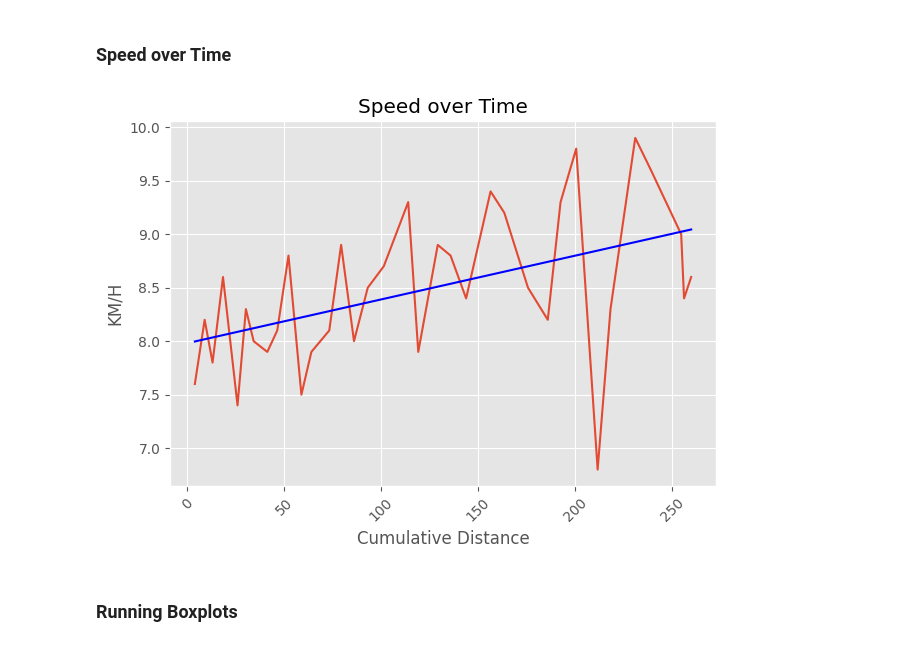
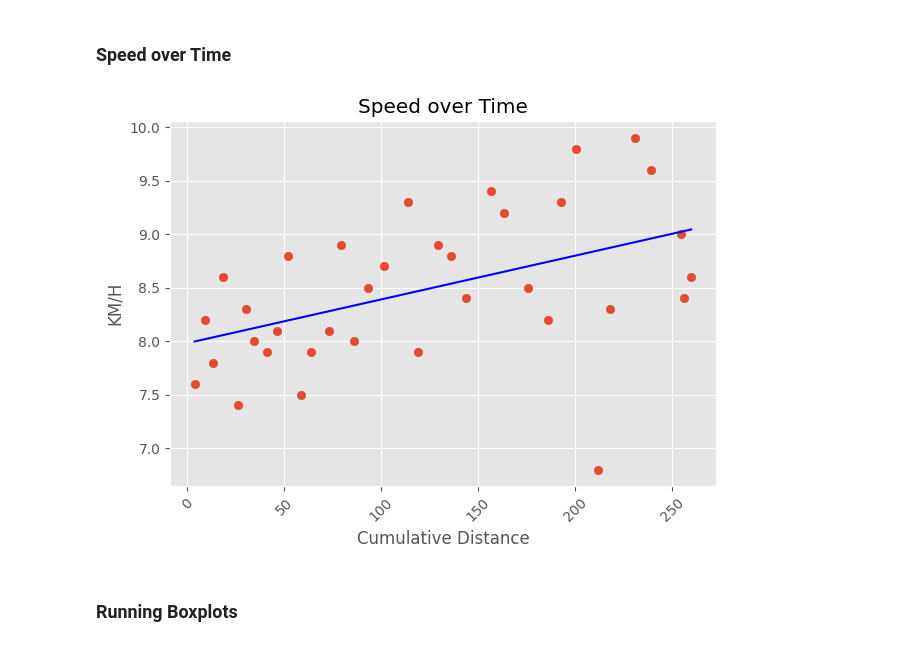
Before and after one commit to palmerac/Elevate, a Jupyter notebook: runStats.ipynb, the cells around one changed output. Saved outputs shown, nothing was run; the diff lists cells and outputs as text; code cells hidden in the pictures.

```diff
--- a/runStats.ipynb
+++ b/runStats.ipynb
@@ -61,7 +61,7 @@ def rnd(val, deci):
 # %% [markdown]
 Only counting activities post Europe, export HeartWatch Workouts from Jul 17 - Today and add the csv to the wd
 # %%
-df = pd.read_csv('HeartWatch-Workouts-20230717-to-20230924.csv')
+df = pd.read_csv('HeartWatch-Workouts-20230717-to-20230927.csv')
 # %%
 df = df.drop(['Date', 'from', 'to', 'rpe', 'Load', 'bpm-lo', 'bpm-90%+-%', '90%+-mins',
               'bpm-80-90%-%', '80-90%-mins','bpm-70-80%-%', '70-80%-mins','bpm-60-70%-%',
@@ -277,23 +277,23 @@ plt.show()
 # %%
 degree2 = 1
 coefficients2 = np.polyfit(dfRun['CumKM'], dfRun['km/h'], degree2)
 slope2 = coefficients2[0]
 intercept2 = coefficients2[1]
 # Calculate the predicted y-values using the line equation
 predicted_y2 = slope2 * dfRun['CumKM'] + intercept2
 equation1 = f'y = {slope2:.2f}x + {intercept2:.1f}'
 
-plt.plot(dfRun['CumKM'], dfRun['km/h'])
+plt.scatter(dfRun['CumKM'], dfRun['km/h'])
 plt.plot(dfRun['CumKM'], predicted_y2, color='blue', label='Line of Best Fit')
 plt.title('Speed over Time')
 plt.xlabel('Cumulative Distance')
 plt.ylabel('KM/H')
 plt.xticks(rotation=45)
 plt.tight_layout()
 plt.savefig('Graphs/Speed over Time.png', dpi=600)
 plt.show()
 # %% [output]
-[figure, old version]
+[figure, new version]
 # %% [markdown]
 ### Running Boxplots
 # %%
```
Also changed, not shown: parts of 6 cells of this notebook, 14 other files.
